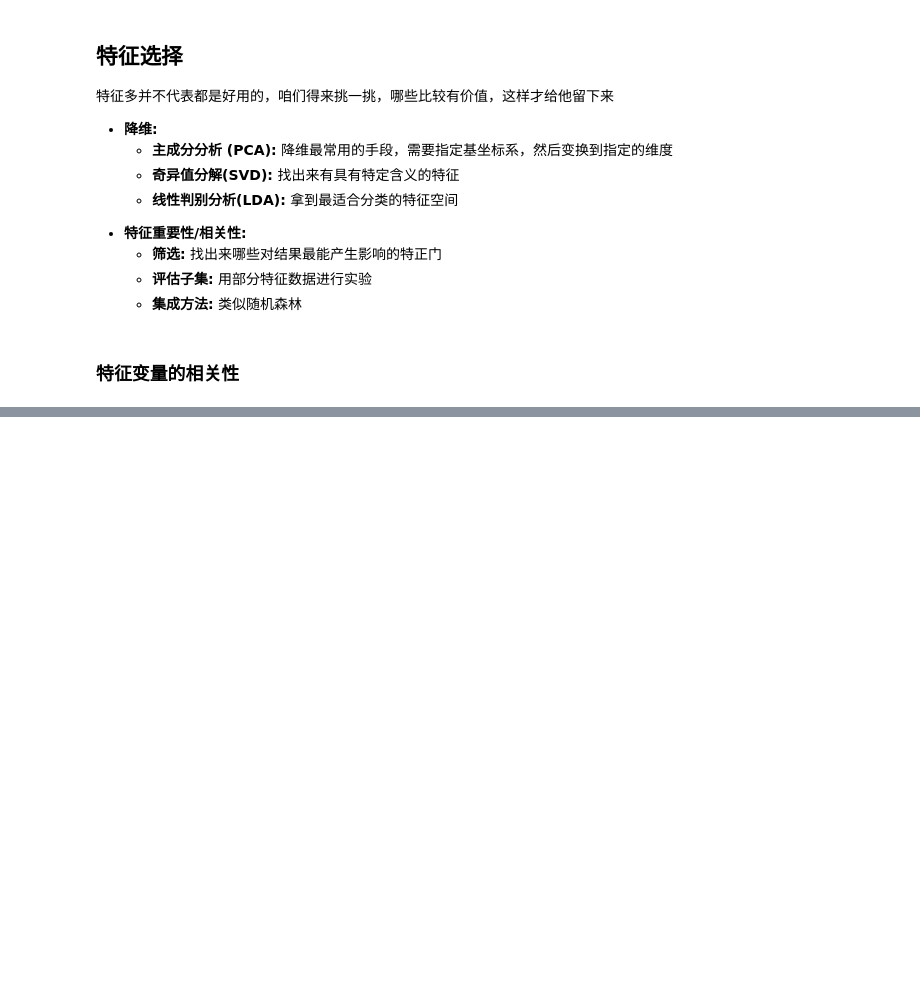
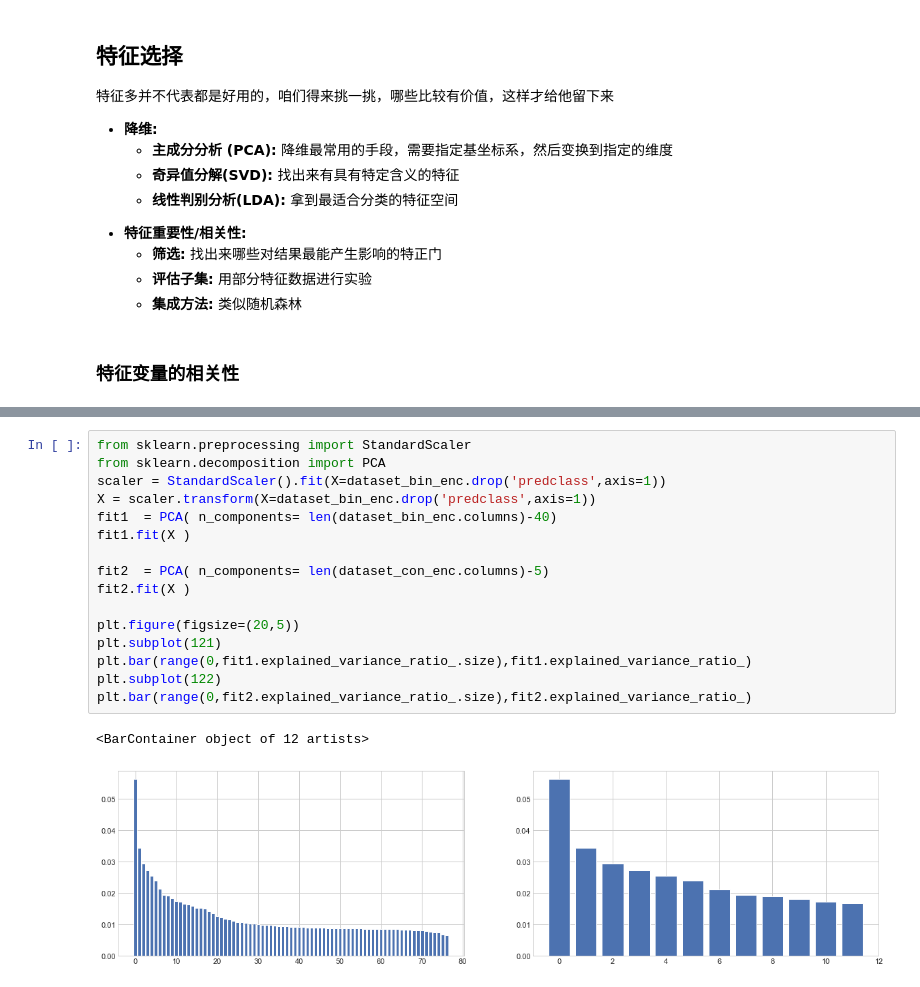
Before and after one commit to clayll/AdvancedDataAnalysis, a Jupyter notebook: docTang/5.人口普查数据集项目实战-收入预测/ll人口收入普查.ipynb, the cells around one changed output, grey strips where cells are left out. Drawn from its saved outputs; the diff is of its cells as text; blank space fills up the shorter version.

```diff
--- a/docTang/5.人口普查数据集项目实战-收入预测/ll人口收入普查.ipynb
+++ b/docTang/5.人口普查数据集项目实战-收入预测/ll人口收入普查.ipynb
@@ -649,0 +682,19 @@ SyntaxError: invalid character in identifier (<ipython-input-59-1c54496c79f2>, l
+# %%
+from sklearn.preprocessing import StandardScaler
+from sklearn.decomposition import PCA
+scaler = StandardScaler().fit(X=dataset_bin_enc.drop('predclass',axis=1))
+X = scaler.transform(X=dataset_bin_enc.drop('predclass',axis=1))
+fit1  = PCA( n_components= len(dataset_bin_enc.columns)-40)
+fit1.fit(X )
+
+fit2  = PCA( n_components= len(dataset_con_enc.columns)-5)
+fit2.fit(X )
+
+plt.figure(figsize=(20,5))
+plt.subplot(121)
+plt.bar(range(0,fit1.explained_variance_ratio_.size),fit1.explained_variance_ratio_)
+plt.subplot(122)
+plt.bar(range(0,fit2.explained_variance_ratio_.size),fit2.explained_variance_ratio_)
+# %% [output]
+<BarContainer object of 12 artists>
+[figure, added]
```
Also changed, not shown: parts of 10 cells of this notebook, 1 other file.
